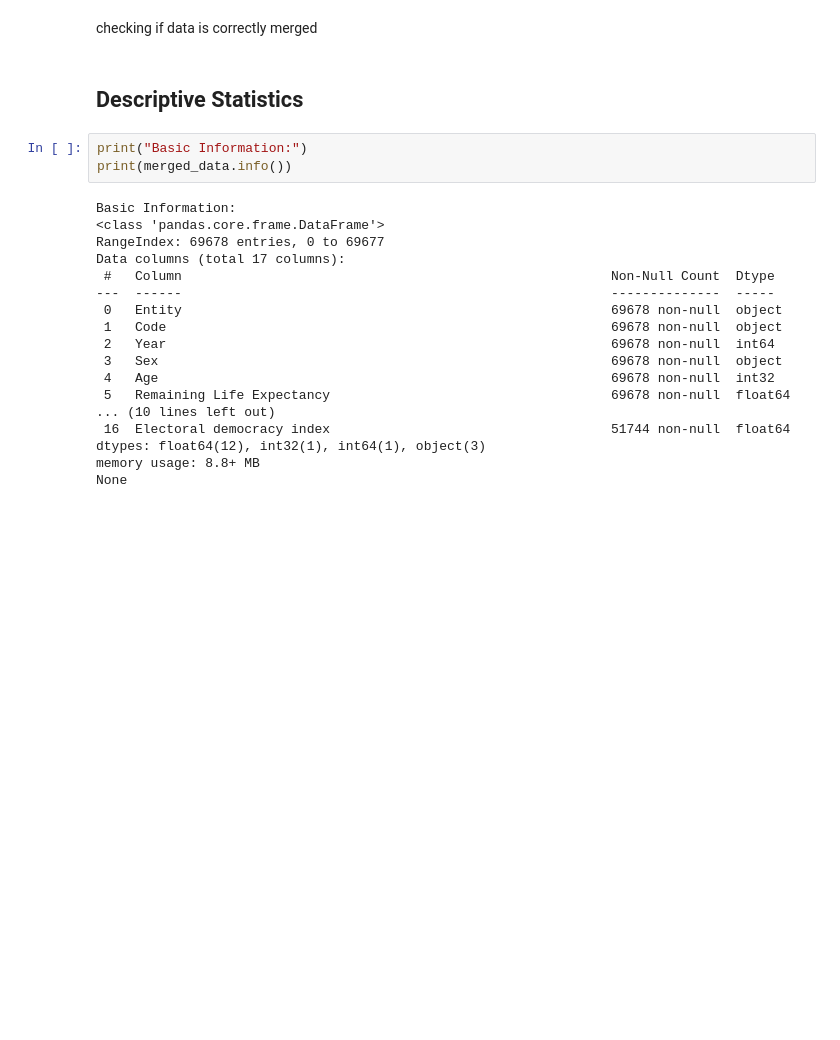
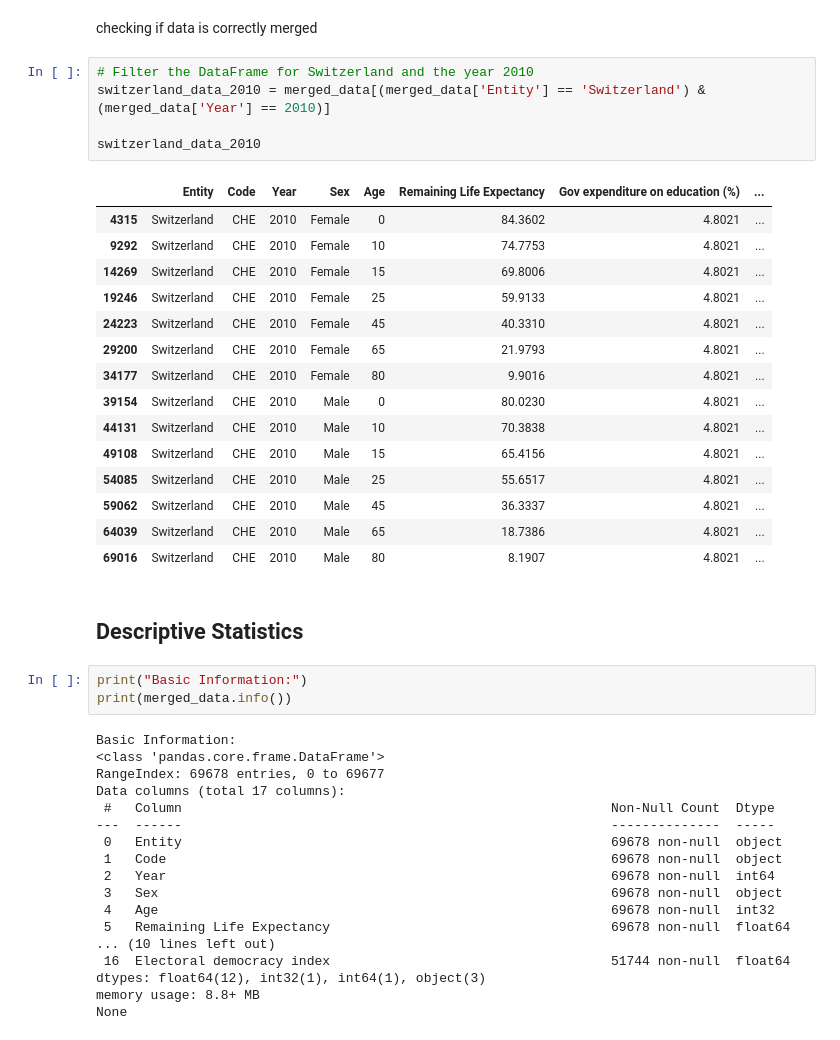
Before and after one commit to HarisFetic/Lebenserwartungs-Rechner-Projekt, a Jupyter notebook: sven/final.ipynb, the cells around one changed output. Drawn from its saved outputs; the diff is of its cells as text; blank space fills up the shorter version.

```diff
--- a/sven/final.ipynb
+++ b/sven/final.ipynb
@@ -115,5 +105,26 @@ merged_data.sample(10)
 # %% [markdown]
 checking if data is correctly merged
+# %%
+# Filter the DataFrame for Switzerland and the year 2010
+switzerland_data_2010 = merged_data[(merged_data['Entity'] == 'Switzerland') & (merged_data['Year'] == 2010)]
+
+switzerland_data_2010
+# %% [output]
+|  | Entity | Code | Year | Sex | Age | Remaining Life Expectancy | Gov expenditure on education (%) | ... |
+| 4315 | Switzerland | CHE | 2010 | Female | 0 | 84.3602 | 4.8021 | ... |
+| 9292 | Switzerland | CHE | 2010 | Female | 10 | 74.7753 | 4.8021 | ... |
+| 14269 | Switzerland | CHE | 2010 | Female | 15 | 69.8006 | 4.8021 | ... |
+| 19246 | Switzerland | CHE | 2010 | Female | 25 | 59.9133 | 4.8021 | ... |
+| 24223 | Switzerland | CHE | 2010 | Female | 45 | 40.3310 | 4.8021 | ... |
+| 29200 | Switzerland | CHE | 2010 | Female | 65 | 21.9793 | 4.8021 | ... |
+| 34177 | Switzerland | CHE | 2010 | Female | 80 | 9.9016 | 4.8021 | ... |
+| 39154 | Switzerland | CHE | 2010 | Male | 0 | 80.0230 | 4.8021 | ... |
+| 44131 | Switzerland | CHE | 2010 | Male | 10 | 70.3838 | 4.8021 | ... |
+| 49108 | Switzerland | CHE | 2010 | Male | 15 | 65.4156 | 4.8021 | ... |
+| 54085 | Switzerland | CHE | 2010 | Male | 25 | 55.6517 | 4.8021 | ... |
+| 59062 | Switzerland | CHE | 2010 | Male | 45 | 36.3337 | 4.8021 | ... |
+| 64039 | Switzerland | CHE | 2010 | Male | 65 | 18.7386 | 4.8021 | ... |
+| 69016 | Switzerland | CHE | 2010 | Male | 80 | 8.1907 | 4.8021 | ... |
 # %% [markdown]
 ## Descriptive Statistics
 # %%
```
Also changed, not shown: parts of 3 cells of this notebook, 1 other file.
